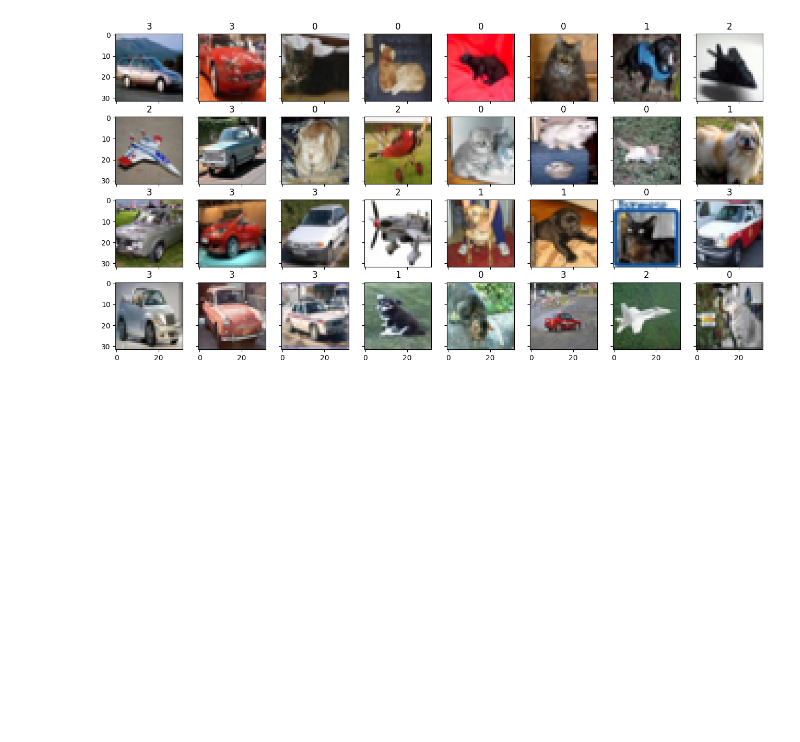
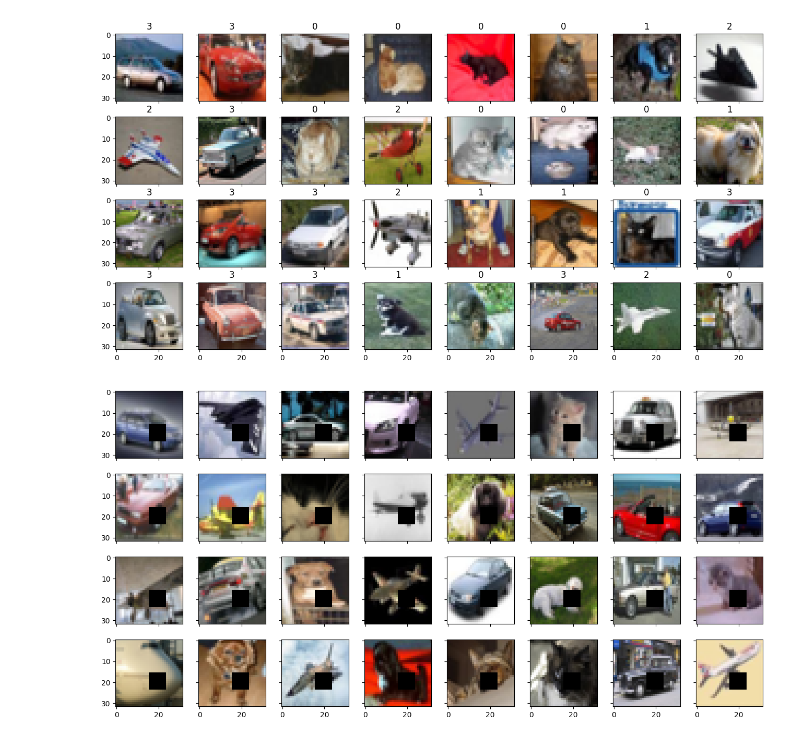
Before and after one commit to ffyycc/deep-learning-mosaic, a Jupyter notebook: decode-mosaic.ipynb, the cells around one changed output. Cells and saved outputs as stored; diff of their text form; code cells hidden in the pictures; blank space fills up the shorter version.

Commit message:
example on simple Unet

```diff
--- a/decode-mosaic.ipynb
+++ b/decode-mosaic.ipynb
@@ -31,3 +34,24 @@ for ax, image, label in zip(grid, sample_images, sample_labels):
 plt.show()
 # %% [output]
 [figure]
+# %%
+train_masked = createAugment(x_train, x_train)
+test_masked = createAugment(x_test, x_test)
+# %%
+## Examples
+sample_idx = 100 ## Change this to see different batches
+
+sample_images, sample_labels = train_masked[sample_idx]
+
+fig = plt.figure(figsize=(16., 8.))
+grid = ImageGrid(fig, 111,  # similar to subplot(111)
+                 nrows_ncols=(4, 8),  # creates 2x2 grid of axes
+                 axes_pad=0.3,  # pad between axes in inch.
+                 )
+
+for ax, image in zip(grid, sample_images):
+  ax.imshow(image)
+
+plt.show()
+# %% [output]
+[figure, added]
```
Also changed, not shown: parts of 5 cells of this notebook, 3 other files.
